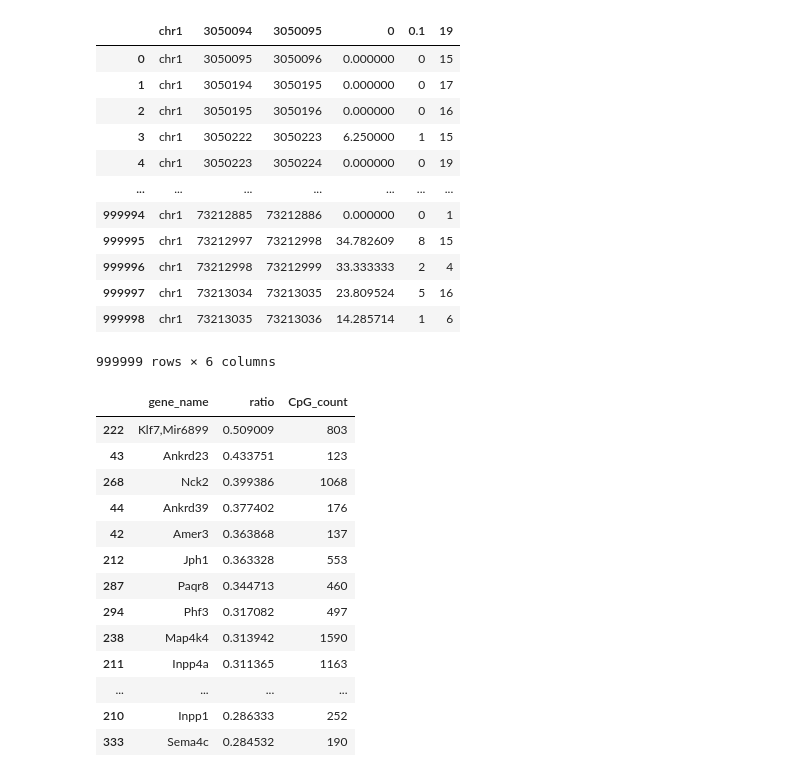
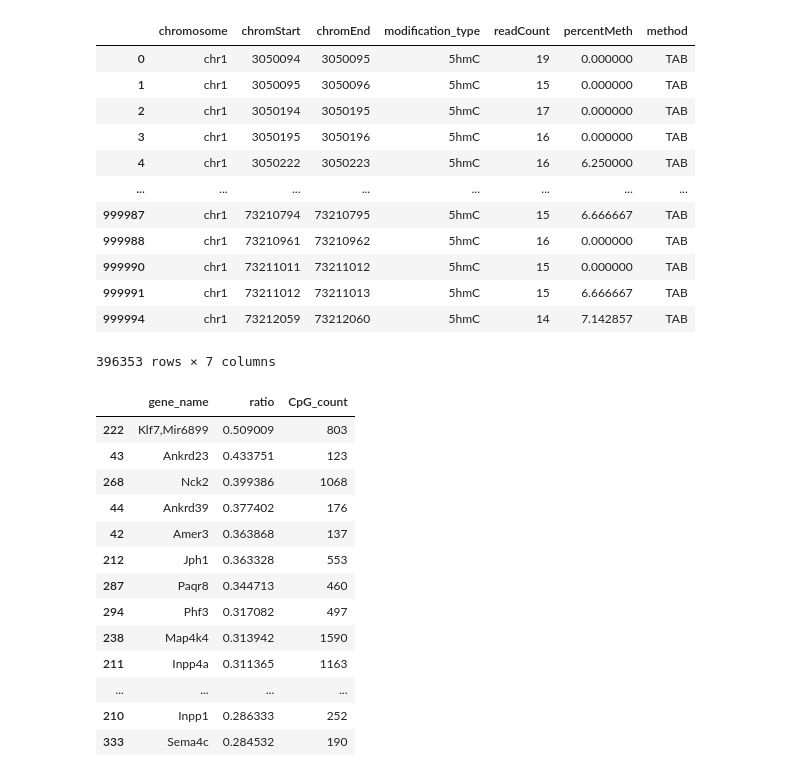
Before and after one commit to DominicOH/Analysis-of-nanopore-epigenetic-sequencing, a Jupyter notebook: CpG_turnover_fig5.ipynb, the cells around one changed output. Saved outputs shown, nothing was run; the diff lists cells and outputs as text; code cells hidden in the pictures.

```diff
--- a/CpG_turnover_fig5.ipynb
+++ b/CpG_turnover_fig5.ipynb
@@ -30,4 +36,20 @@ else:
 
     nano_2mod = filterDepth(OpenBeds.get_nanopore_twoMod(nano_2mod_path))
     tab_df = filterDepth(OpenBeds.get_tab(tab_path))
+# %%
+tab_df
+# %% [output]
+|  | chromosome | chromStart | chromEnd | modification_type | readCount | percentMeth | method |
+| 0 | chr1 | 3050094 | 3050095 | 5hmC | 19 | 0.000000 | TAB |
+| 1 | chr1 | 3050095 | 3050096 | 5hmC | 15 | 0.000000 | TAB |
+| 2 | chr1 | 3050194 | 3050195 | 5hmC | 17 | 0.000000 | TAB |
+| 3 | chr1 | 3050195 | 3050196 | 5hmC | 16 | 0.000000 | TAB |
+| 4 | chr1 | 3050222 | 3050223 | 5hmC | 16 | 6.250000 | TAB |
+| ... | ... | ... | ... | ... | ... | ... | ... |
+| 999987 | chr1 | 73210794 | 73210795 | 5hmC | 15 | 6.666667 | TAB |
+| 999988 | chr1 | 73210961 | 73210962 | 5hmC | 16 | 0.000000 | TAB |
+| 999990 | chr1 | 73211011 | 73211012 | 5hmC | 15 | 0.000000 | TAB |
+| 999991 | chr1 | 73211012 | 73211013 | 5hmC | 15 | 6.666667 | TAB |
+| 999994 | chr1 | 73212059 | 73212060 | 5hmC | 14 | 7.142857 | TAB |
+396353 rows × 7 columns
 # %%
@@ -89,20 +109,4 @@ def calculateModOtherRatio(df1, df2):
     merged_df.loc[merged_df["{mod1}_to_other_ratio".format(mod1=mod1)] == math.inf, ["{mod1}_to_other_ratio".format(mod1=mod1)]] = None
 
     return merged_df[["chromosome", "chromStart", "chromEnd", "readCount", "{mod1}_to_other_ratio".format(mod1=mod1), "strand"]].dropna()
-# %%
-pd.read_csv('./test_data/CRR008807_TAB_merged.bedGraph.gz.bismark.zero.cov_sub.bed', sep="\t")
-# %% [output]
-|  | chr1 | 3050094 | 3050095 | 0 | 0.1 | 19 |
-| 0 | chr1 | 3050095 | 3050096 | 0.000000 | 0 | 15 |
-| 1 | chr1 | 3050194 | 3050195 | 0.000000 | 0 | 17 |
-| 2 | chr1 | 3050195 | 3050196 | 0.000000 | 0 | 16 |
-| 3 | chr1 | 3050222 | 3050223 | 6.250000 | 1 | 15 |
-| 4 | chr1 | 3050223 | 3050224 | 0.000000 | 0 | 19 |
-| ... | ... | ... | ... | ... | ... | ... |
-| 999994 | chr1 | 73212885 | 73212886 | 0.000000 | 0 | 1 |
-| 999995 | chr1 | 73212997 | 73212998 | 34.782609 | 8 | 15 |
-| 999996 | chr1 | 73212998 | 73212999 | 33.333333 | 2 | 4 |
-| 999997 | chr1 | 73213034 | 73213035 | 23.809524 | 5 | 16 |
-| 999998 | chr1 | 73213035 | 73213036 | 14.285714 | 1 | 6 |
-999999 rows × 6 columns
 # %%
```
Also changed, not shown: parts of 6 cells of this notebook, 2 other files.
